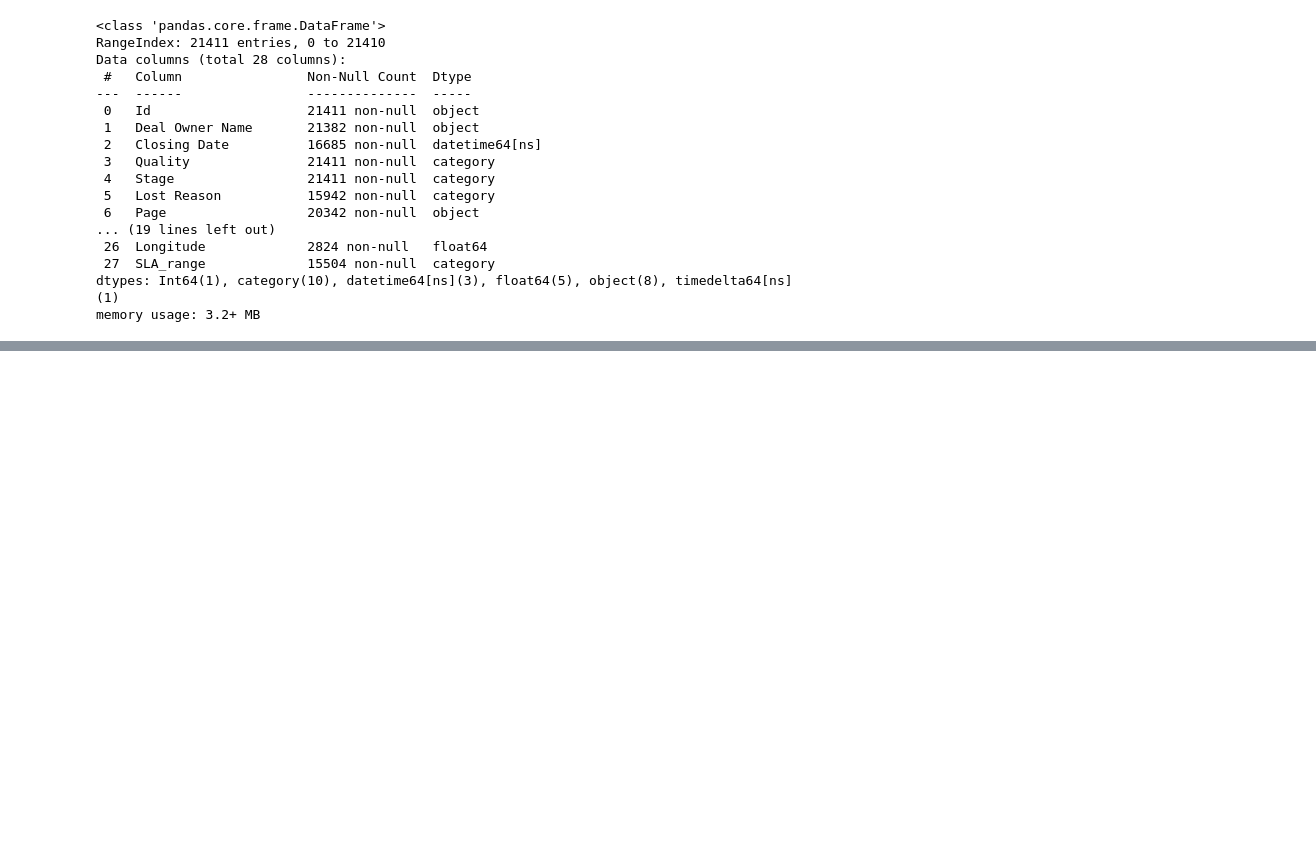
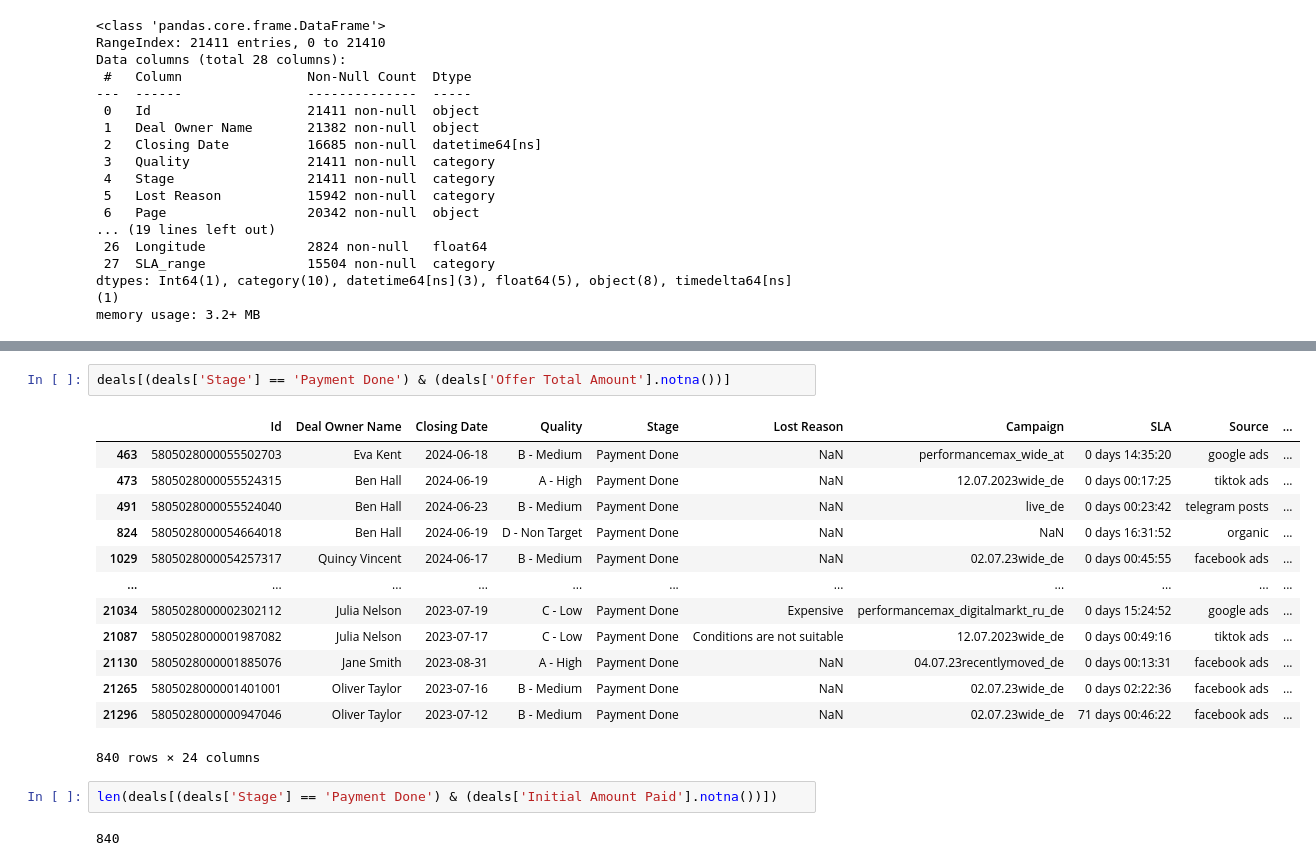
Before and after one commit to Katarina-dev/ICH, a Jupyter notebook: Python/hw/DA_PROJECT/Untitled2.ipynb, the cells around one changed output, grey strips where cells are left out. Saved outputs shown, nothing was run; the diff lists cells and outputs as text; blank space fills up the shorter version.

```diff
--- a/Python/hw/DA_PROJECT/Untitled2.ipynb
+++ b/Python/hw/DA_PROJECT/Untitled2.ipynb
@@ -39,0 +102,20 @@ memory usage: 3.2+ MB
+# %%
+deals[(deals['Stage'] == 'Payment Done') & (deals['Offer Total Amount'].notna())]
+# %% [output]
+|  | Id | Deal Owner Name | Closing Date | Quality | Stage | Lost Reason | Campaign | SLA | Source | ... |
+| 463 | 5805028000055502703 | Eva Kent | 2024-06-18 | B - Medium | Payment Done | NaN | performancemax_wide_at | 0 days 14:35:20 | google ads | ... |
+| 473 | 5805028000055524315 | Ben Hall | 2024-06-19 | A - High | Payment Done | NaN | 12.07.2023wide_de | 0 days 00:17:25 | tiktok ads | ... |
+| 491 | 5805028000055524040 | Ben Hall | 2024-06-23 | B - Medium | Payment Done | NaN | live_de | 0 days 00:23:42 | telegram posts | ... |
+| 824 | 5805028000054664018 | Ben Hall | 2024-06-19 | D - Non Target | Payment Done | NaN | NaN | 0 days 16:31:52 | organic | ... |
+| 1029 | 5805028000054257317 | Quincy Vincent | 2024-06-17 | B - Medium | Payment Done | NaN | 02.07.23wide_de | 0 days 00:45:55 | facebook ads | ... |
+| ... | ... | ... | ... | ... | ... | ... | ... | ... | ... | ... |
+| 21034 | 5805028000002302112 | Julia Nelson | 2023-07-19 | C - Low | Payment Done | Expensive | performancemax_digitalmarkt_ru_de | 0 days 15:24:52 | google ads | ... |
+| 21087 | 5805028000001987082 | Julia Nelson | 2023-07-17 | C - Low | Payment Done | Conditions are not suitable | 12.07.2023wide_de | 0 days 00:49:16 | tiktok ads | ... |
+| 21130 | 5805028000001885076 | Jane Smith | 2023-08-31 | A - High | Payment Done | NaN | 04.07.23recentlymoved_de | 0 days 00:13:31 | facebook ads | ... |
+| 21265 | 5805028000001401001 | Oliver Taylor | 2023-07-16 | B - Medium | Payment Done | NaN | 02.07.23wide_de | 0 days 02:22:36 | facebook ads | ... |
+| 21296 | 5805028000000947046 | Oliver Taylor | 2023-07-12 | B - Medium | Payment Done | NaN | 02.07.23wide_de | 71 days 00:46:22 | facebook ads | ... |
+840 rows × 24 columns
+# %%
+len(deals[(deals['Stage'] == 'Payment Done') & (deals['Initial Amount Paid'].notna())])
+# %% [output]
+840
```
Also changed, not shown: parts of 5 cells of this notebook, 14 other files.
